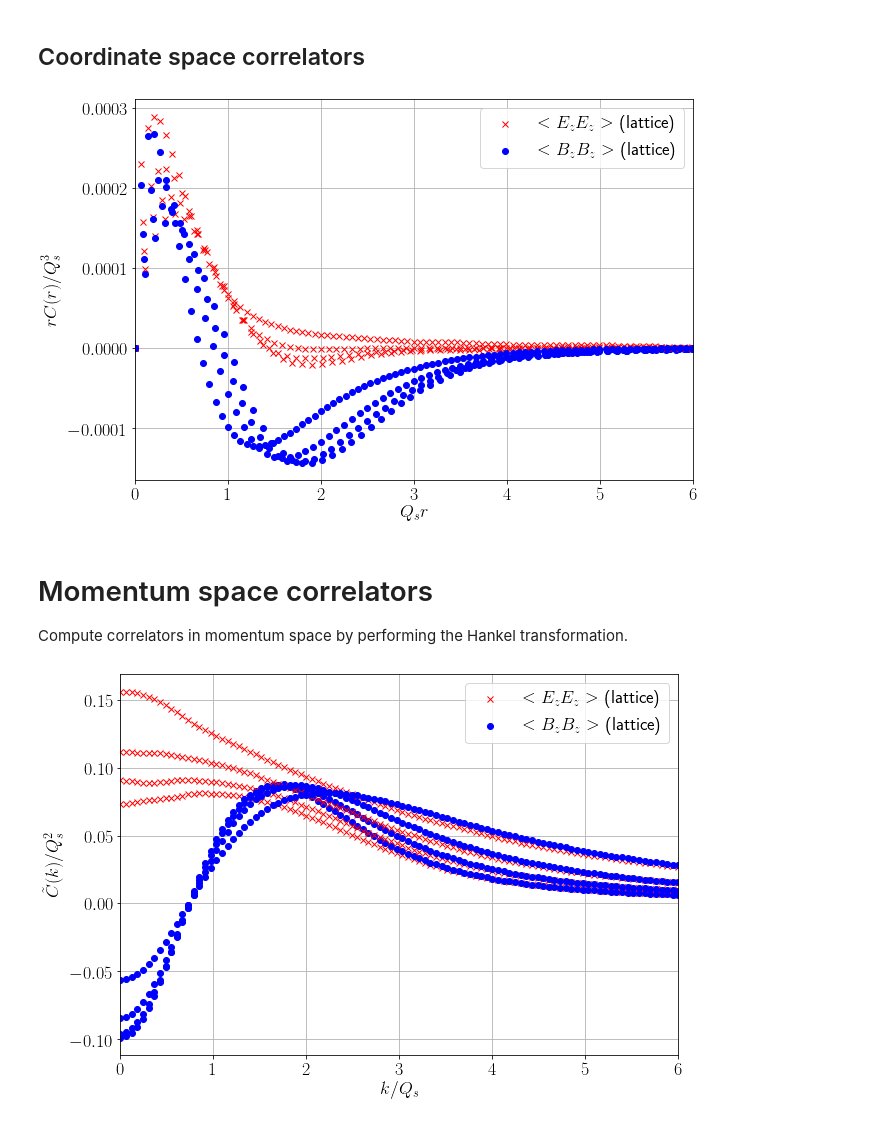
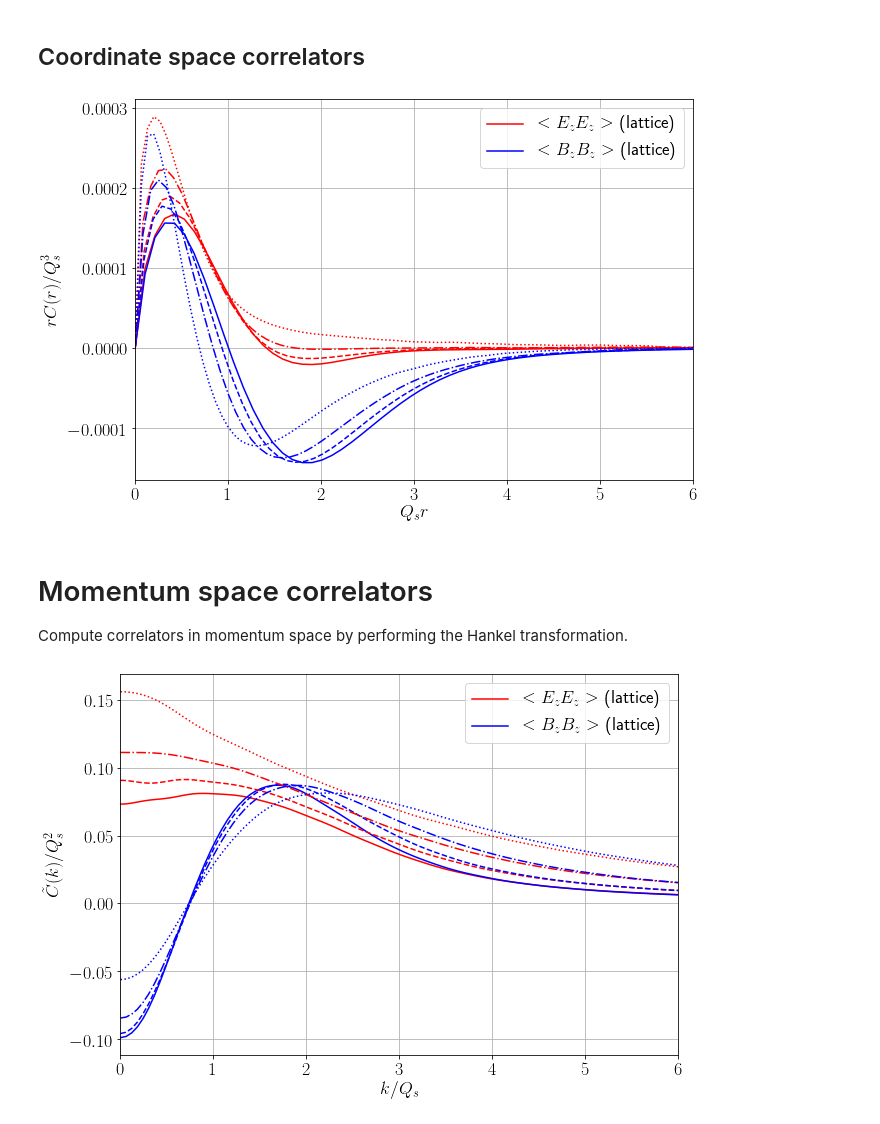
Before and after one commit to avramescudana/curraun, a Jupyter notebook: notebooks/Initial correlators in the strong field case (fixed g2mu).ipynb, the cells around one changed output. Cells and saved outputs as stored; diff of their text form; code cells hidden in the pictures.

Commit message:
Nicer plotting for strong initial correlator notebook.

```diff
--- a/notebooks/Initial correlators in the strong field case (fixed g2mu).ipynb
+++ b/notebooks/Initial correlators in the strong field case (fixed g2mu).ipynb
@@ -134,6 +134,7 @@ for param_set in range(param_sets):
 coordinate_data = []
 
 Qs_ratios = [1.08, 0.98, 0.85, 0.68]
+formats = ['-', '--', '-.', ':']
 for i, res in enumerate(results):
     mu = g2mu / g ** 2
     m = m_ratios[i] * g2mu
@@ -155,8 +156,8 @@ for i, res in enumerate(results):
     coordinate_data.append(Ez_d)
     coordinate_data.append(Bz_d)
 
-    plt.plot(r, Ez_d, 'rx')
-    plt.plot(r, Bz_d, 'bo')
+    plt.plot(r, Ez_d, formats[i], c='r')
+    plt.plot(r, Bz_d, formats[i], c='b')
 
 plt.xlim([0, 6.0])
 plt.grid()
@@ -179,7 +180,7 @@ i_max = np.max([i1, i2, i3, i4])
 coordinate_data = coordinate_data[:i_max, :]
 np.savetxt("strong_correlators_r.dat", coordinate_data, header="Q_s r, r * <E_z E_z>, r * <B_z B_z> (x 4)")
 # %% [output]
-[figure, old version]
+[figure, new version]
 # %% [markdown]
 # Momentum space correlators
 
@@ -223,6 +224,7 @@ lim = 8.0
 Qs_ratios = [1.08, 0.98, 0.85, 0.68]
 momentum_data = []
 
+formats = ['-', '--', '-.', ':']
 for i, res in enumerate(results):
     mu = g2mu / g ** 2
     m = m_ratios[param_set] * g2mu
@@ -238,33 +240,33 @@ for i, res in enumerate(results):
     r = np.linspace(0, lim_L, num=lim_N) # in (g^2 \mu)^{-1}
     r *= Qs                              # in (Qs)^{-1}
 
     Ezs, Bzs = res["Ez"], res["Bz"]
     Ez_d = r * f * Ezs[:lim_N]
     Bz_d = r * f * Bzs[:lim_N]
 
     p_range = np.linspace(0.0, 6.0, num=100)
     Ez_m = np.array([simps(x=r, y=Ez_d * vec_j0(p * r)) for p in p_range])
     Bz_m = np.array([simps(x=r, y=Bz_d * vec_j0(p * r)) for p in p_range])
 
     momentum_data.append(p_range)
     momentum_data.append(Ez_m)
     momentum_data.append(Bz_m)
 
-    plt.plot(p_range, Ez_m, 'rx')
-    plt.plot(p_range, Bz_m, 'bo')
+    plt.plot(p_range, Ez_m, formats[i], c='r')
+    plt.plot(p_range, Bz_m, formats[i], c='b')
 plt.xlim([0, 6])
 plt.xlabel("$k / Q_s$")
 plt.ylabel("$\\tilde{C}(k) / Q^2_s$")
 plt.legend(["$<E_z E_z>$ (lattice)", "$<B_z B_z>$ (lattice)"])
 plt.grid()
 plt.show()
 
 momentum_data = np.array(momentum_data)
 
 
 # export data for pgfplots
 momentum_data = np.array(momentum_data).T
 momentum_data = np.nan_to_num(momentum_data)
 np.savetxt("strong_correlators_k.dat", momentum_data, header="k / Q_s, <E_z E_z>, <B_z B_z> (x 4)")
 # %% [output]
-[figure, old version]
+[figure, new version]
```
